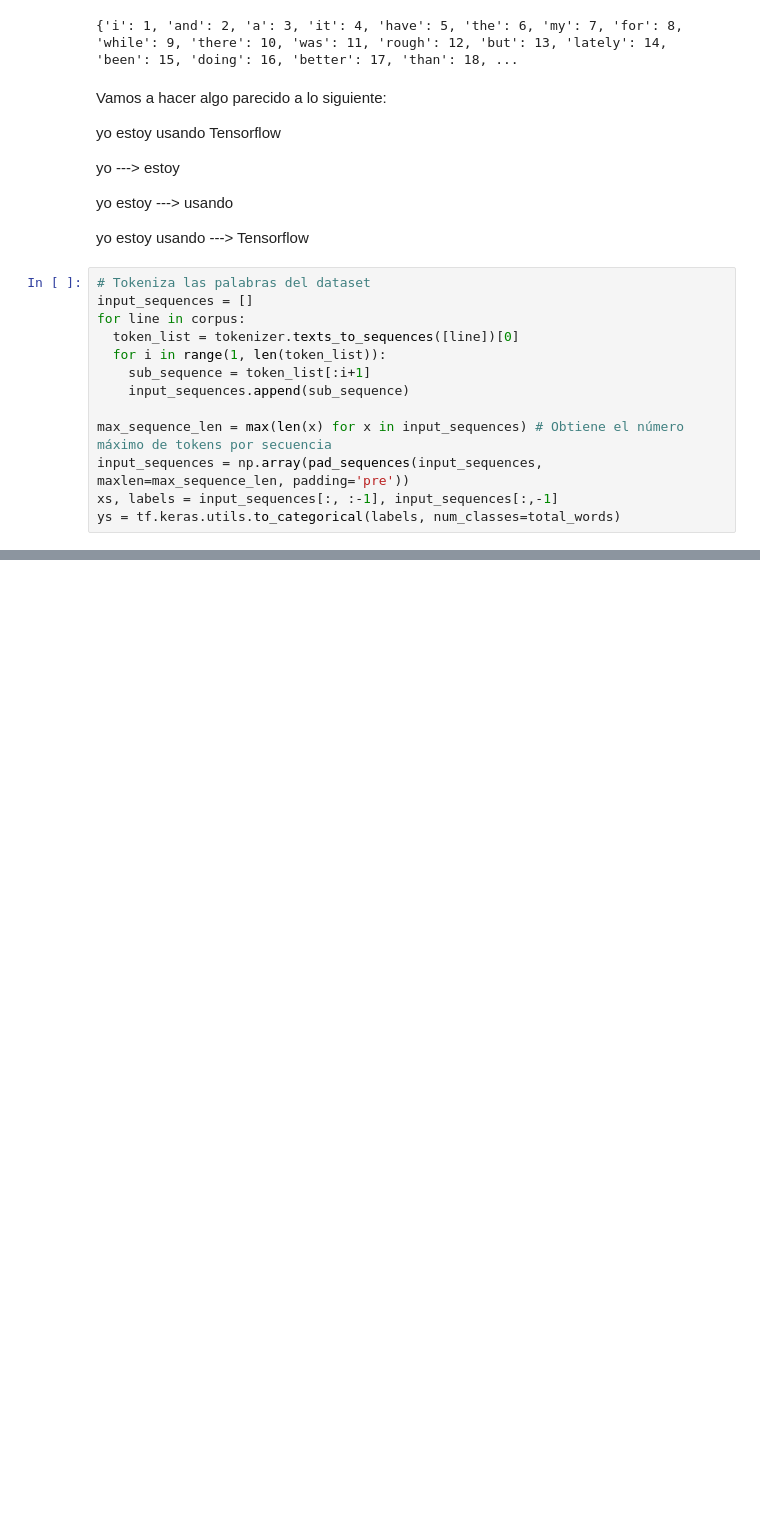
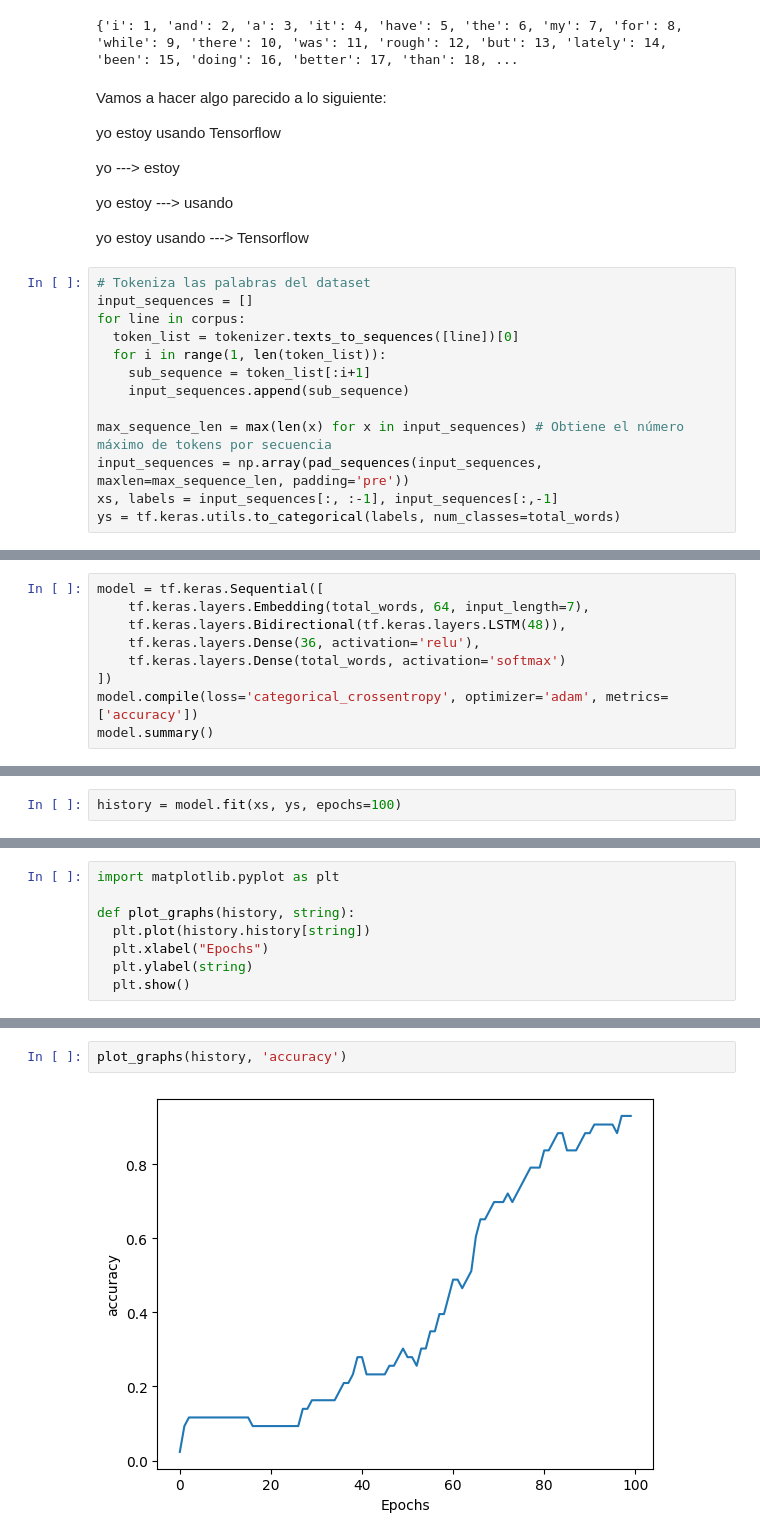
Before and after one commit to adronmarsh/IA, a Jupyter notebook: Programacion_de_Inteligencia_Artificial/Experto/NLP/nlp4.ipynb, the cells around one changed output, grey strips where cells are left out. Drawn from its saved outputs; the diff is of its cells as text; blank space fills up the shorter version.

```diff
--- a/Programacion_de_Inteligencia_Artificial/Experto/NLP/nlp4.ipynb
+++ b/Programacion_de_Inteligencia_Artificial/Experto/NLP/nlp4.ipynb
@@ -56,0 +65,9 @@ array([0, 0, 0, 0, 0, 0, 8])
+# %%
+model = tf.keras.Sequential([
+    tf.keras.layers.Embedding(total_words, 64, input_length=7),
+    tf.keras.layers.Bidirectional(tf.keras.layers.LSTM(48)),
+    tf.keras.layers.Dense(36, activation='relu'),
+    tf.keras.layers.Dense(total_words, activation='softmax')
+])
+model.compile(loss='categorical_crossentropy', optimizer='adam', metrics=['accuracy'])
+model.summary()
@@ -56,0 +92,2 @@ array([0, 0, 0, 0, 0, 0, 8])
+# %%
+history = model.fit(xs, ys, epochs=100)
@@ -56,0 +112,8 @@ array([0, 0, 0, 0, 0, 0, 8])
+# %%
+import matplotlib.pyplot as plt
+
+def plot_graphs(history, string):
+  plt.plot(history.history[string])
+  plt.xlabel("Epochs")
+  plt.ylabel(string)
+  plt.show()
@@ -56,0 +140,4 @@ array([0, 0, 0, 0, 0, 0, 8])
+# %%
+plot_graphs(history, 'accuracy')
+# %% [output]
+[figure, added]
```
Also changed, not shown: parts of 9 cells of this notebook, 4 other files.
